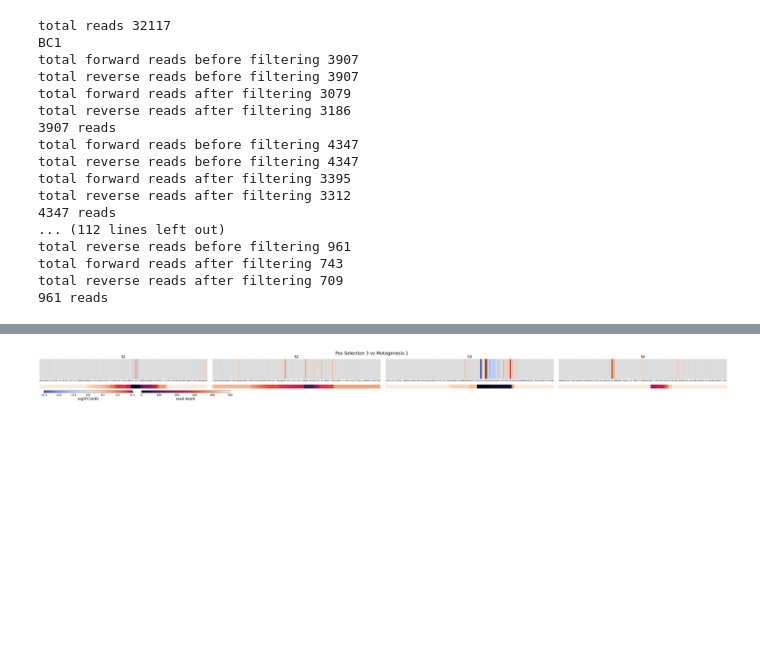
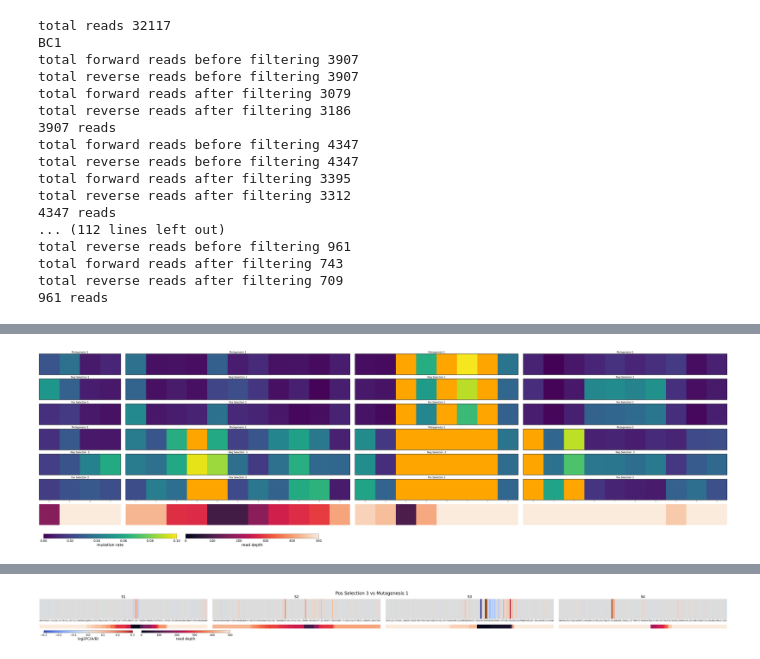
Before and after one commit to AliceHovsepyan/pogo_pance_draft, a Jupyter notebook: DMS_analysis_AraC.ipynb, the cells around one changed output, grey strips where cells are left out. Drawn from its saved outputs; the diff is of its cells as text; code cells hidden in the pictures; blank space fills up the shorter version.

```diff
--- a/DMS_analysis_AraC.ipynb
+++ b/DMS_analysis_AraC.ipynb
@@ -473,0 +468,18 @@ plt.show()
+# %%
+high_mut_pos_dict = {"S1":[], "S2":[], "S3":[], "S4":[]}
+low_cov_pos_dict = {"S1":[], "S2":[], "S3":[], "S4":[]}
+for cyclename in ["Mutagenesis", "NegPosSelection"]:
+    used_Barcodes = ["BC1", "BC2"] if cyclename == "Mutagenesis" else ["BC1", "BC2", "BC3", "BC4"]
+    for section in ["S1", "S2", "S3", "S4"]:
+        for Bc in used_Barcodes:
+            high_mut_positions,low_cov_pos = find_mutated_pos(read_dict = all_reads, Barcode=Bc, Section=section, ref_gene =ref_gene, Primer_seq=Primer_seq, Primer_out_of_triplets=Primer_out_of_triplets, codons =codons, data_type = "AA", filter_treshold=0.03,cyclename = cyclename, cov_filter_treshold = 50)
+            high_mut_pos_dict[section].extend(high_mut_positions)
+            low_cov_pos_dict[section].extend(low_cov_pos)
+
+high_mut_pos_dict= {sec: list(set(mut_pos)) for sec, mut_pos in high_mut_pos_dict.items()}
+
+
+high_mut_pos_dict = {sec:[mut_pos for mut_pos in mut_positions if mut_pos not in low_cov_pos_dict[sec] ] for sec, mut_positions in high_mut_pos_dict.items() }## filter out low coverage positions
+
+## order dict values
+high_mut_pos_dict = {key: [pos for pos in sorted(value)] for key, value in high_mut_pos_dict.items()}
@@ -474 +489,5 @@ plt.show()
+# %%
+compare_mut_enrichement_for_all(all_reads, ref_gene, Primer_out_of_triplets, Barcodes ,Primer_seq , codons, Sections = ["S1", "S2", "S3", "S4"], use_backward_read =True, use_forward_read= True, xlim_plot = None,FigFolder = None, data_type = "AA", combine_mut_rates =True,show_only_pos=high_mut_pos_dict, vmax=0.1)
+# %% [output]
+[figure, added]
 # %%
```
Also changed, not shown: parts of 16 cells of this notebook, 1 other file.
